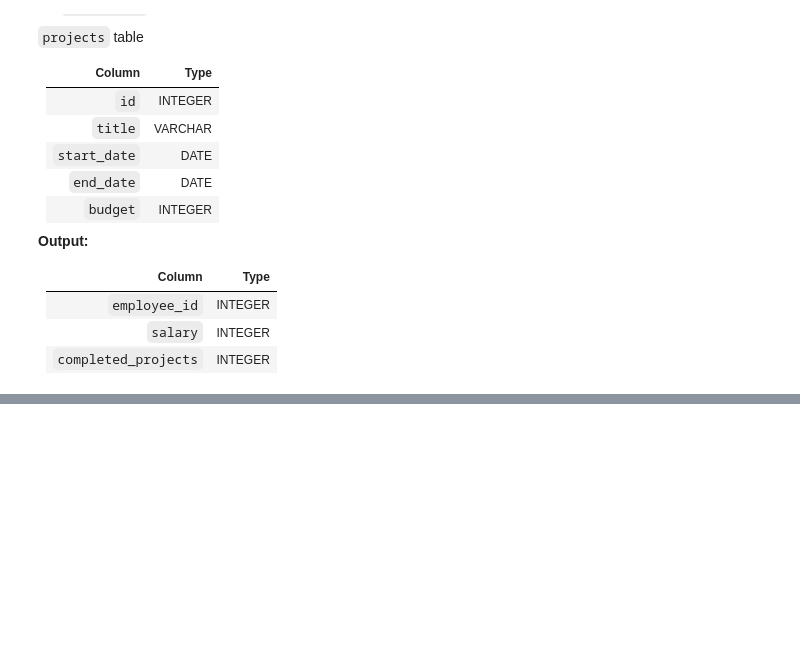
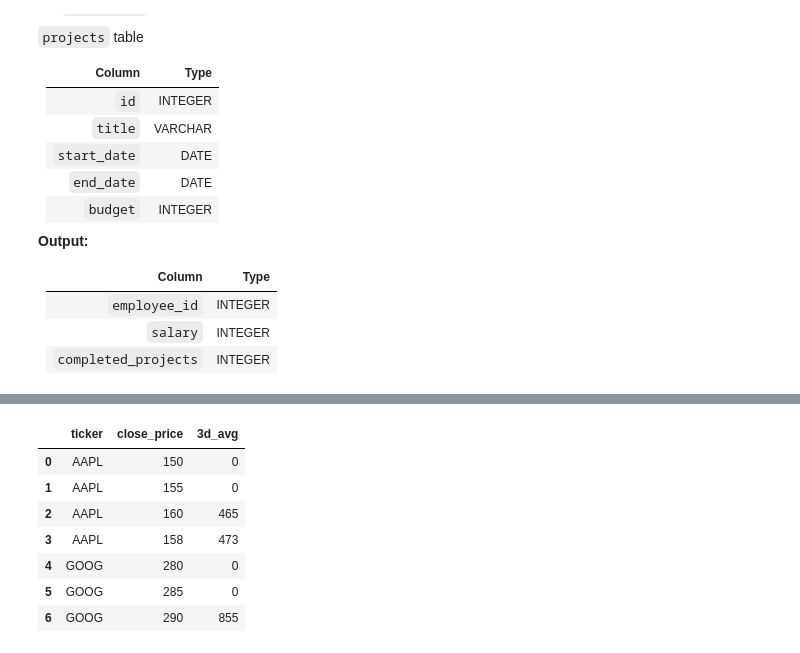
Before and after one commit to ejazanwar572/Interview, a Jupyter notebook: Python/14_days_of_pandas/Medium/16_lowest_paid.ipynb, the cells around one changed output, grey strips where cells are left out. Saved outputs shown, nothing was run; the diff lists cells and outputs as text; code cells hidden in the pictures; blank space fills up the shorter version.

```diff
--- a/Python/14_days_of_pandas/Medium/16_lowest_paid.ipynb
+++ b/Python/14_days_of_pandas/Medium/16_lowest_paid.ipynb
@@ -84,0 +733,25 @@ def solution():
+# %%
+import pandas as pd
+
+stock_data = {
+    'ticker':      ['AAPL', 'AAPL', 'AAPL', 'AAPL', 'GOOG', 'GOOG', 'GOOG'],
+    'close_price': [150,    155,    160,    158,    280,    285,    290]
+}
+stock_prices = pd.DataFrame(stock_data)
+
+# Write your code here — compute 3-day rolling average per ticker
+
+df = stock_prices.copy()
+
+df['3d_avg'] = df.groupby('ticker')['close_price'].transform(lambda x:x.rolling(3).sum()).fillna(0).astype(int)
+
+display(df)
+# %% [output]
+|  | ticker | close_price | 3d_avg |
+| 0 | AAPL | 150 | 0 |
+| 1 | AAPL | 155 | 0 |
+| 2 | AAPL | 160 | 465 |
+| 3 | AAPL | 158 | 473 |
+| 4 | GOOG | 280 | 0 |
+| 5 | GOOG | 285 | 0 |
+| 6 | GOOG | 290 | 855 |
```
Also changed, not shown: parts of 39 cells of this notebook, 52 other files.
